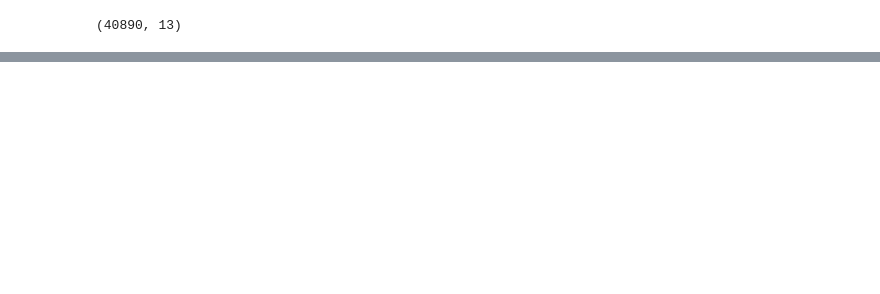
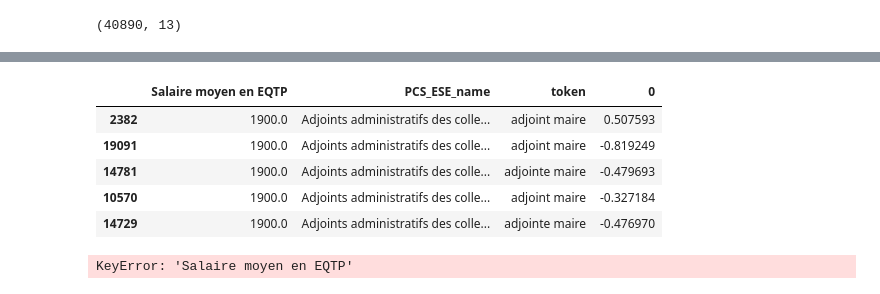
Before and after one commit to livtol99/Liv-Stage---FOCOS-Hand-Over, a Jupyter notebook: Code/Brand Validation/Income_val.ipynb, the cells around one changed output, grey strips where cells are left out. Cells and saved outputs as stored; diff of their text form; code cells hidden in the pictures; blank space fills up the shorter version.

```diff
--- a/Code/Brand Validation/Income_val.ipynb
+++ b/Code/Brand Validation/Income_val.ipynb
@@ -549,0 +507,6 @@ m1_bios_sorted[['description_cleantext','follower_id', 'screen_name']].iloc[-100
+# %%
+#do an income test with only the first title detected
+bios_exploded = filtered_m1_bios_sorted_test.explode('n_grams_detected')
+bios_exploded = bios_exploded.drop_duplicates(subset='follower_id', keep='first')
+# %%
+bios_exploded = bios_exploded.rename(columns={'n_grams_detected': 'titles'})
@@ -549,0 +521,8 @@ m1_bios_sorted[['description_cleantext','follower_id', 'screen_name']].iloc[-100
+# %%
+
+bios_exploded = bios_exploded.merge(job_titles, on='titles', how='left')
+# %%
+#local changes in df
+bios_exploded.loc[bios_exploded['token'] == 'graphiste', 'PCS_ESE'] = '354a'
+bios_exploded.loc[bios_exploded['token'] == 'graphiste', 'PCS_ESE_name'] = 'Artistes plasticiens'
+bios_exploded.loc[bios_exploded['token'] == 'graphiste', 'Salaire moyen en EQTP'] = 2900
@@ -549,0 +565,10 @@ m1_bios_sorted[['description_cleantext','follower_id', 'screen_name']].iloc[-100
+# %%
+bios_exploded = bios_exploded.sort_values('PCS_ESE_name', ascending=False)
+bios_exploded[['Salaire moyen en EQTP', 'PCS_ESE_name', 'token', '0']].tail(5)
+# %% [output]
+|  | Salaire moyen en EQTP | PCS_ESE_name | token | 0 |
+| 2382 | 1900.0 | Adjoints administratifs des colle... | adjoint maire | 0.507593 |
+| 19091 | 1900.0 | Adjoints administratifs des colle... | adjoint maire | -0.819249 |
+| 14781 | 1900.0 | Adjoints administratifs des colle... | adjointe maire | -0.479693 |
+| 10570 | 1900.0 | Adjoints administratifs des colle... | adjoint maire | -0.327184 |
+| 14729 | 1900.0 | Adjoints administratifs des colle... | adjointe maire | -0.476970 |
@@ -549,0 +577,17 @@ m1_bios_sorted[['description_cleantext','follower_id', 'screen_name']].iloc[-100
+# %%
+import numpy as np
+from scipy import stats
+
+# Group by token and calculate mean '0' value for each token
+grouped = bios_exploded.groupby('token').agg({'0': np.mean}).reset_index()
+grouped = grouped.dropna()
+# Perform linear regression
+slope, intercept, r_value, p_value, std_err = stats.linregress(grouped['0'], grouped['Salaire moyen en EQTP'])
+
+print(f"Slope: {slope}")
+print(f"Intercept: {intercept}")
+print(f"R-squared: {r_value**2}")
+print(f"P-value: {p_value}")
+print(f"Standard error: {std_err}")
+# %% [output]
+KeyError: 'Salaire moyen en EQTP'
```
Also changed, not shown: parts of 39 cells of this notebook, 1 other file.
